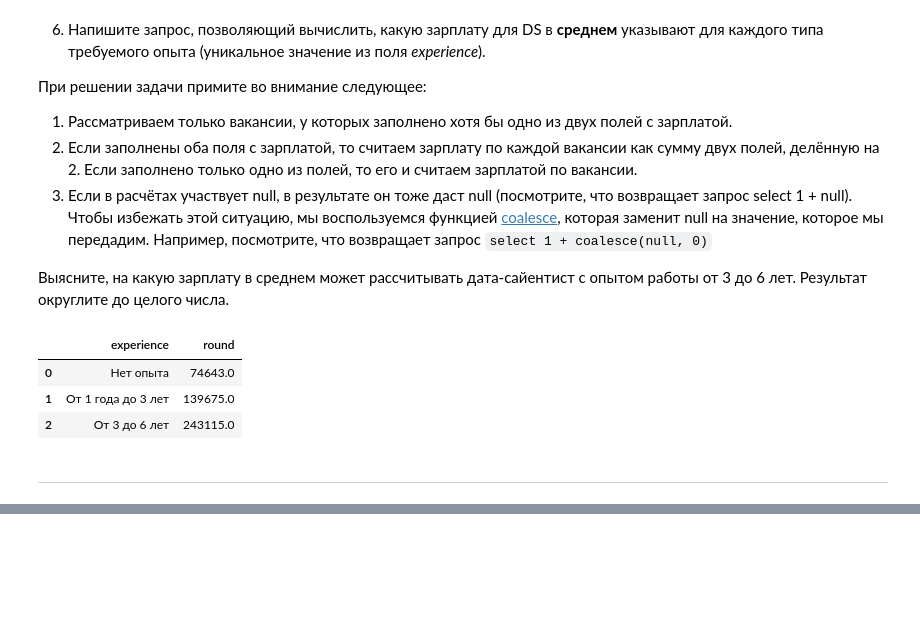
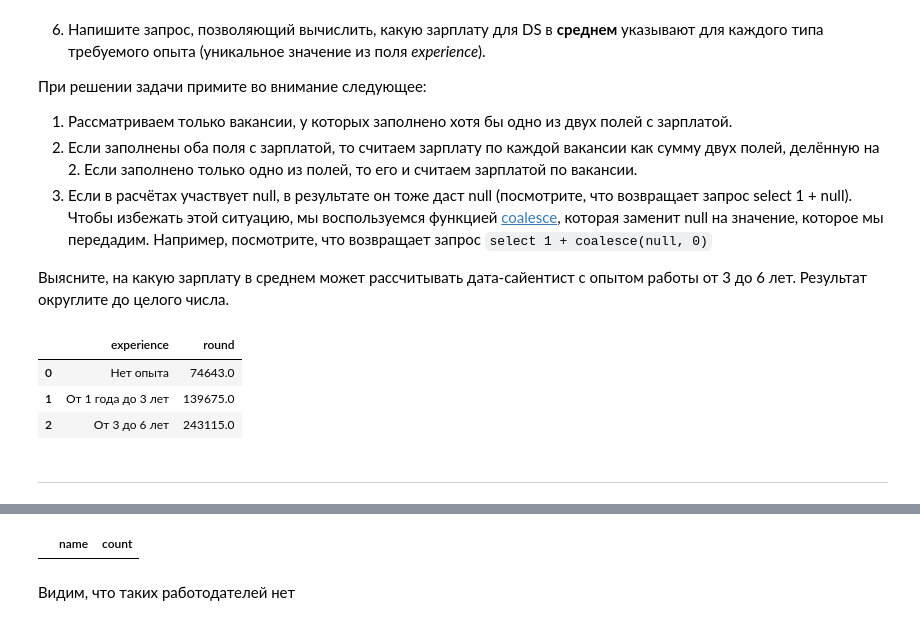
Before and after one commit to anna-grigoryeva/data_science, a Jupyter notebook: project_2.ipynb, the cells around one changed output, grey strips where cells are left out. Drawn from its saved outputs; the diff is of its cells as text; code cells hidden in the pictures; blank space fills up the shorter version.

```diff
--- a/project_2.ipynb
+++ b/project_2.ipynb
@@ -526,0 +586,17 @@ df
+# %%
+# Посмотрим, есть ли работодатели, которые указывают зарплату во всех своих вакансиях
+query_7_2 = f'''select e.name, count(v.*)
+    from employers e
+    join vacancies v on e.id = employer_id
+    where salary_from is null
+        and salary_to is null
+    group by 1
+    having count(v.*) = 0
+'''
+# %%
+df = pd.read_sql_query(query_7_2, connection)
+df
+# %% [output]
+|  | name | count |
+# %% [markdown]
+Видим, что таких работодателей нет
```
Also changed, not shown: parts of 18 cells of this notebook.
